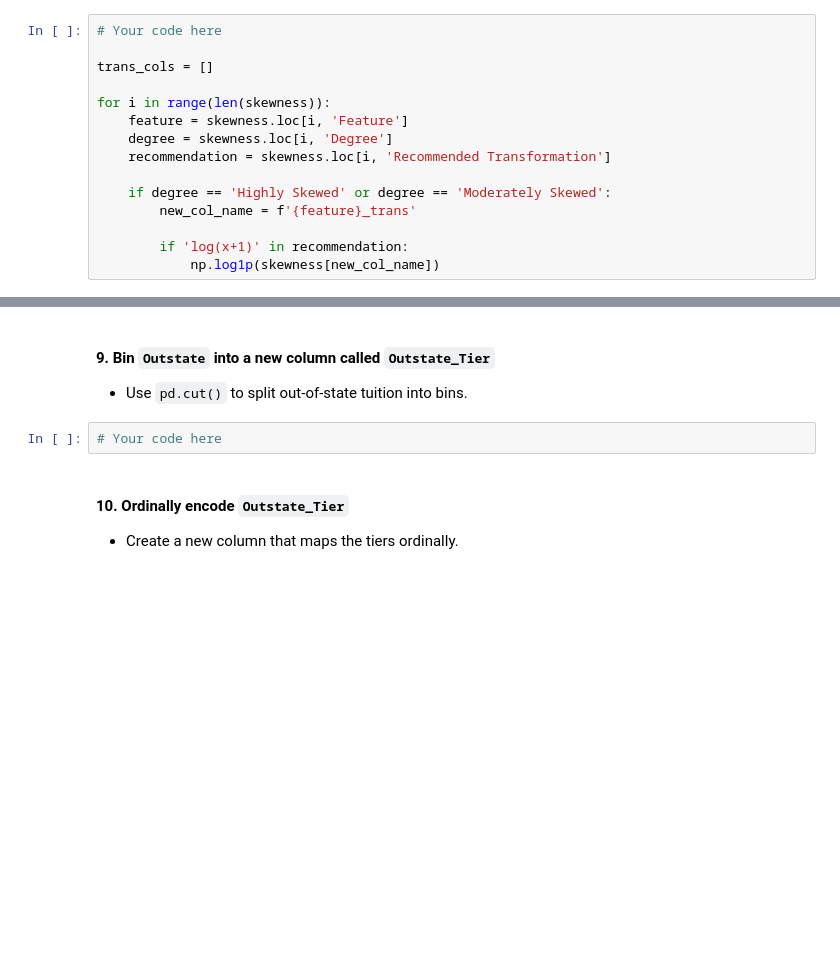
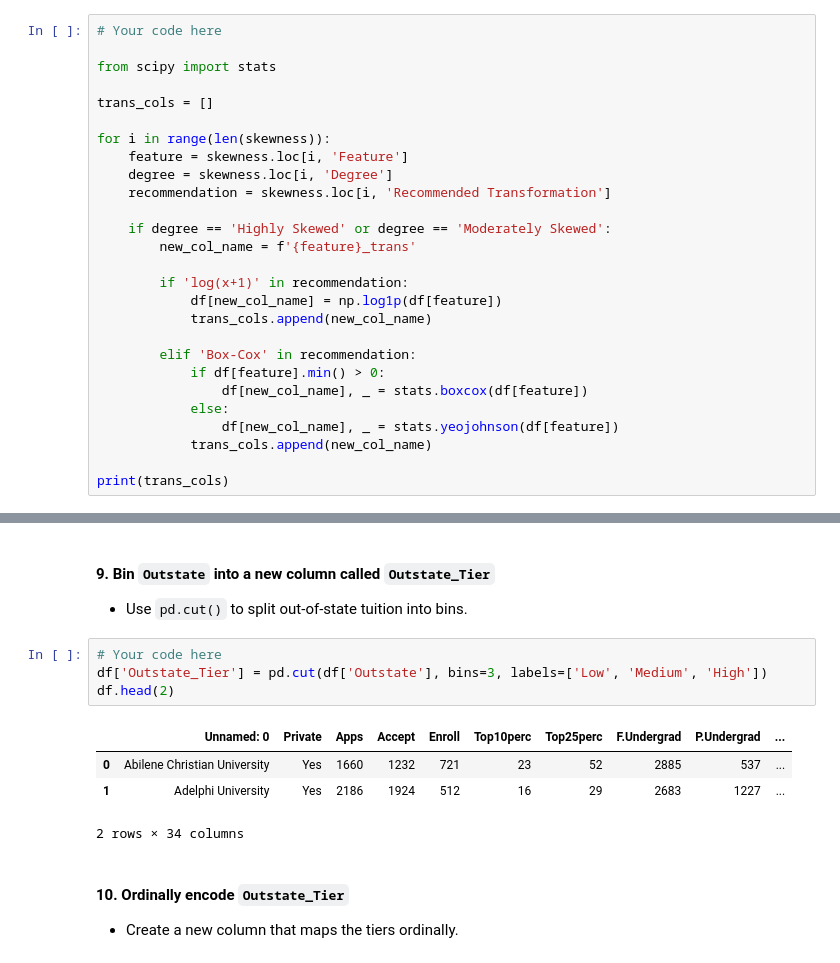
Before and after one commit to xzainab/labs_projects, a Jupyter notebook: labs/Supervised Mashine Learning/6.8/6.8.E1 Transformation Exercise.ipynb, the cells around one changed output, grey strips where cells are left out. Saved outputs shown, nothing was run; the diff lists cells and outputs as text; blank space fills up the shorter version.

```diff
--- a/labs/Supervised Mashine Learning/6.8/6.8.E1 Transformation Exercise.ipynb
+++ b/labs/Supervised Mashine Learning/6.8/6.8.E1 Transformation Exercise.ipynb
@@ -421,6 +420,8 @@ plot_transformations(df, skewness)
 - Create a new column for each of the skewed columns based on the recommendations.
 # %%
 # Your code here
+
+from scipy import stats
 
 trans_cols = []
 
@@ -433,4 +434,14 @@ for i in range(len(skewness)):
         new_col_name = f'{feature}_trans'
 
         if 'log(x+1)' in recommendation:
-            np.log1p(skewness[new_col_name])
+            df[new_col_name] = np.log1p(df[feature])
+            trans_cols.append(new_col_name)
+
+        elif 'Box-Cox' in recommendation:
+            if df[feature].min() > 0:
+                df[new_col_name], _ = stats.boxcox(df[feature])
+            else:
+                df[new_col_name], _ = stats.yeojohnson(df[feature])
+            trans_cols.append(new_col_name)
+
+print(trans_cols)
@@ -446,8 +479,15 @@ for i in range(len(skewness)):
 #### 9. Bin `Outstate` into a new column called `Outstate_Tier`
 
 - Use `pd.cut()` to split out-of-state tuition into bins.
-# %%
-# Your code here
+# %%
+# Your code here
+df['Outstate_Tier'] = pd.cut(df['Outstate'], bins=3, labels=['Low', 'Medium', 'High'])
+df.head(2)
+# %% [output]
+|  | Unnamed: 0 | Private | Apps | Accept | Enroll | Top10perc | Top25perc | F.Undergrad | P.Undergrad | ... |
+| 0 | Abilene Christian University | Yes | 1660 | 1232 | 721 | 23 | 52 | 2885 | 537 | ... |
+| 1 | Adelphi University | Yes | 2186 | 1924 | 512 | 16 | 29 | 2683 | 1227 | ... |
+2 rows × 34 columns
 # %% [markdown]
 #### 10. Ordinally encode `Outstate_Tier`
 
```
Also changed, not shown: parts of 28 cells of this notebook, 1 other file.
